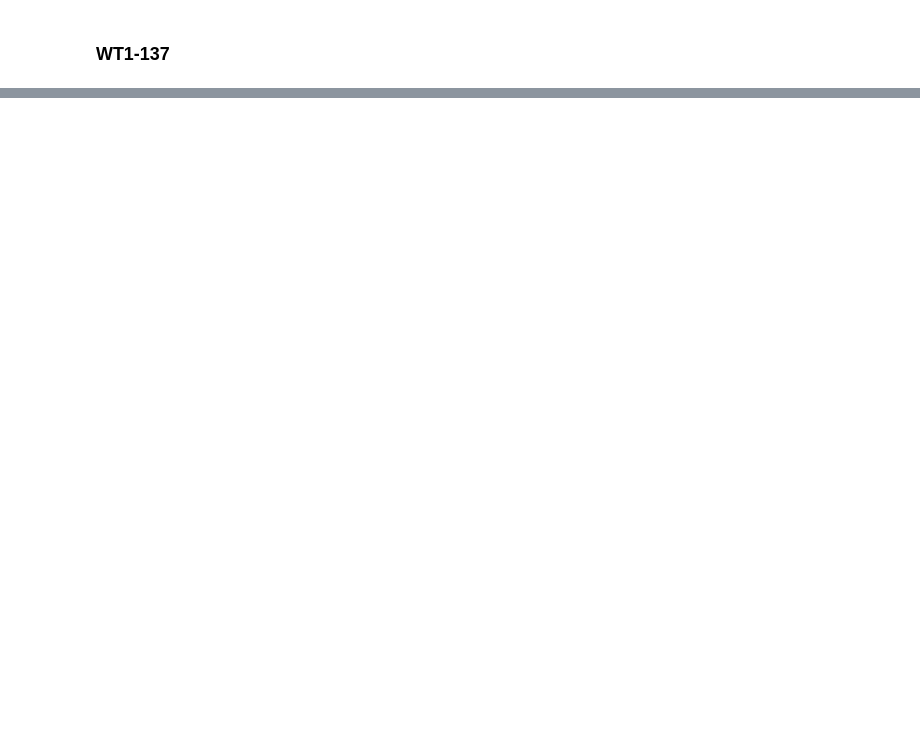
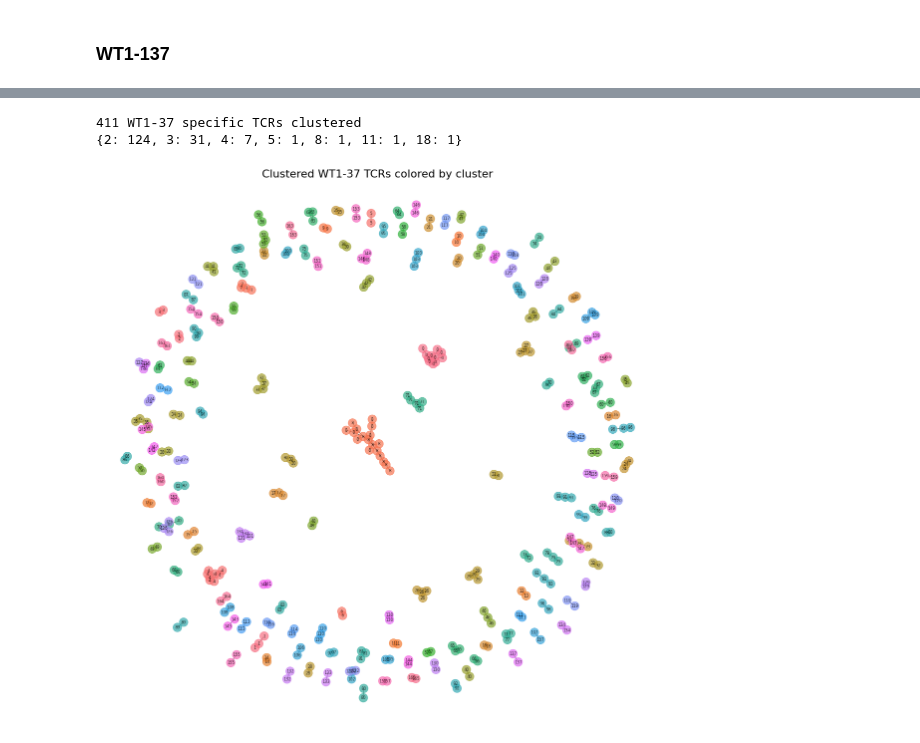
Before and after one commit to sgielis/WT1_TCR, a Jupyter notebook: notebooks/training_data/cluster_training_data.ipynb, the cells around one changed output, grey strips where cells are left out. Cells and saved outputs as stored; diff of their text form; code cells hidden in the pictures; blank space fills up the shorter version.

```diff
--- a/notebooks/training_data/cluster_training_data.ipynb
+++ b/notebooks/training_data/cluster_training_data.ipynb
@@ -412,2 +505,26 @@ cluster size: 4 for cluster 91
 <Figure size 1440x1440 with 0 Axes>
 ... (11 outputs left out)
+# %%
+cls = clustered_data.clusters_df
+cls = cls.rename(columns = {'CDR3':'CDR3_beta'})
+data_37 = data_37.merge(cls,how='inner', on=['CDR3_beta'])
+dict_37 = {}
+for index, row in data_37.iterrows():
+    dict_37[row['CDR3_beta']]= row['cluster']
+# %%
+G = get_graph(clustered_data, os.path.join(results_dir,'edges_37.txt'))
+print(G.number_of_nodes(), 'WT1-37 specific TCRs clustered')
+
+# Draw graph with colors
+plt.rcParams['figure.figsize'] = [20, 20]
+plt.title('Clustered WT1-37 TCRs colored by cluster',fontsize=22)
+color_map, color_legend = assign_cluster_colors(G,data_37)
+pos = nx.spring_layout(G, seed=1)
+nx.draw(G, pos = pos,node_color = color_map, with_labels = True,alpha=0.7,labels=dict_37,font_size=8)
+
+nr_nodes= get_node_sizes(G)
+print({x:nr_nodes.count(x) for x in sorted(nr_nodes)})
+# %% [output]
+411 WT1-37 specific TCRs clustered
+{2: 124, 3: 31, 4: 7, 5: 1, 8: 1, 11: 1, 18: 1}
+[figure, added]
```
Also changed, not shown: parts of 17 cells of this notebook.
